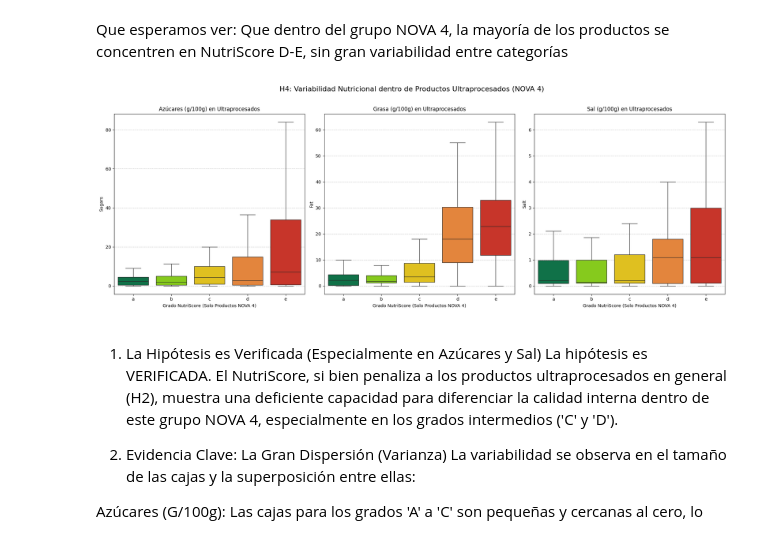
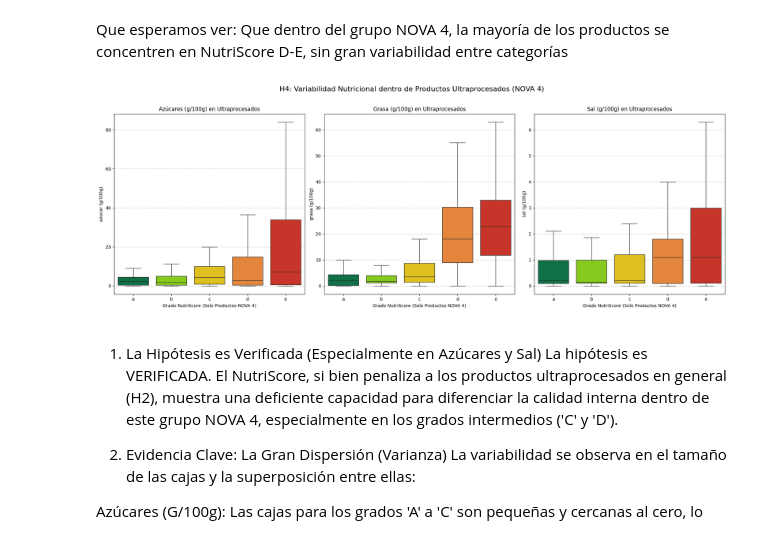
Before and after one commit to SergioMartinezRico/EDA_Nutriscore_NOVA, a Jupyter notebook: notebooks/EDA_Nutricore.ipynb, the cells around one changed output. Cells and saved outputs as stored; diff of their text form; code cells hidden in the pictures.

```diff
--- a/notebooks/EDA_Nutricore.ipynb
+++ b/notebooks/EDA_Nutricore.ipynb
@@ -977,39 +1058,40 @@ Que esperamos ver: Que dentro del grupo NOVA 4, la mayoría de los productos se
 
 #  Definimos la configuración para los gráficos
 nutrientes = ['sugars_value', 'fat_value', 'salt_value']
+etiquetas = ["azucar", "grasa", "sal"]
 titulos = [
     'Azúcares (g/100g) en Ultraprocesados',
     'Grasa (g/100g) en Ultraprocesados',
     'Sal (g/100g) en Ultraprocesados'
 ]
 
 #  Creamos la figura que contendrá los 3 gráficos (1 fila, 3 columnas)
 fig, axes = plt.subplots(1, 3, figsize=(20, 7), sharey=False)
 plt.suptitle('H4: Variabilidad Nutricional dentro de Productos Ultraprocesados (NOVA 4)', fontsize=16, y=1.02)
 
 for i, nutriente in enumerate(nutrientes):
     sns.boxplot(
         x='off:nutriscore_grade',
         y=nutriente,
         data=df_h4,
         order=nutri_orden,
         ax=axes[i],
         palette=colores,
         # Ocultamos los outliers para que la caja y los bigotes sean más claros
         showfliers=False
     )
 
     # Añadimos etiquetas y título
     axes[i].set_title(titulos[i])
     axes[i].set_xlabel('Grado NutriScore (Solo Productos NOVA 4)')
-    axes[i].set_ylabel(nutriente.replace('_value', '').capitalize())
+    axes[i].set_ylabel(f'{etiquetas[i]} (g/100g)')
     axes[i].grid(axis='y', linestyle='--', alpha=0.7)
 
 # Ajustamos el layout
 plt.tight_layout()
 plt.show()
 # %% [output]
-[figure, old version]
+[figure, new version]
 # %% [markdown]
 1. La Hipótesis es Verificada (Especialmente en Azúcares y Sal)
 La hipótesis es VERIFICADA. El NutriScore, si bien penaliza a los productos ultraprocesados en general (H2), muestra una deficiente capacidad para diferenciar la calidad interna dentro de este grupo NOVA 4, especialmente en los grados intermedios ('C' y 'D').
```
Also changed, not shown: parts of 63 cells of this notebook, 13 other files.
